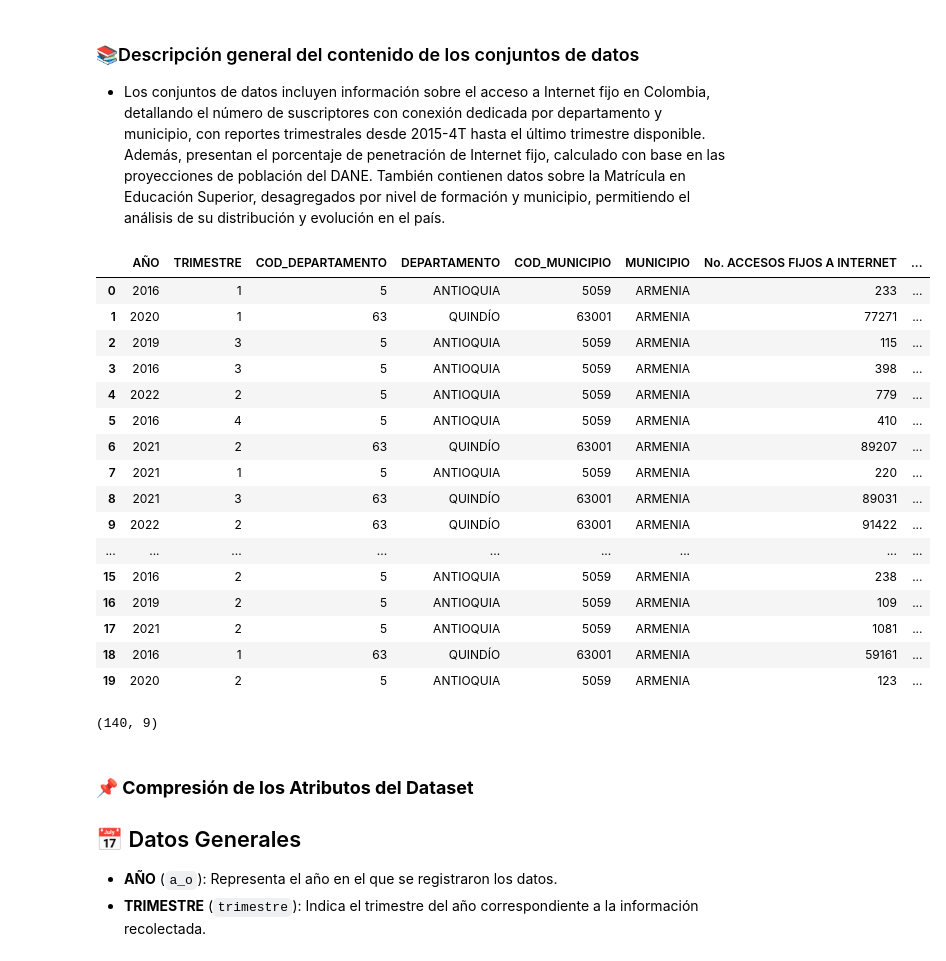
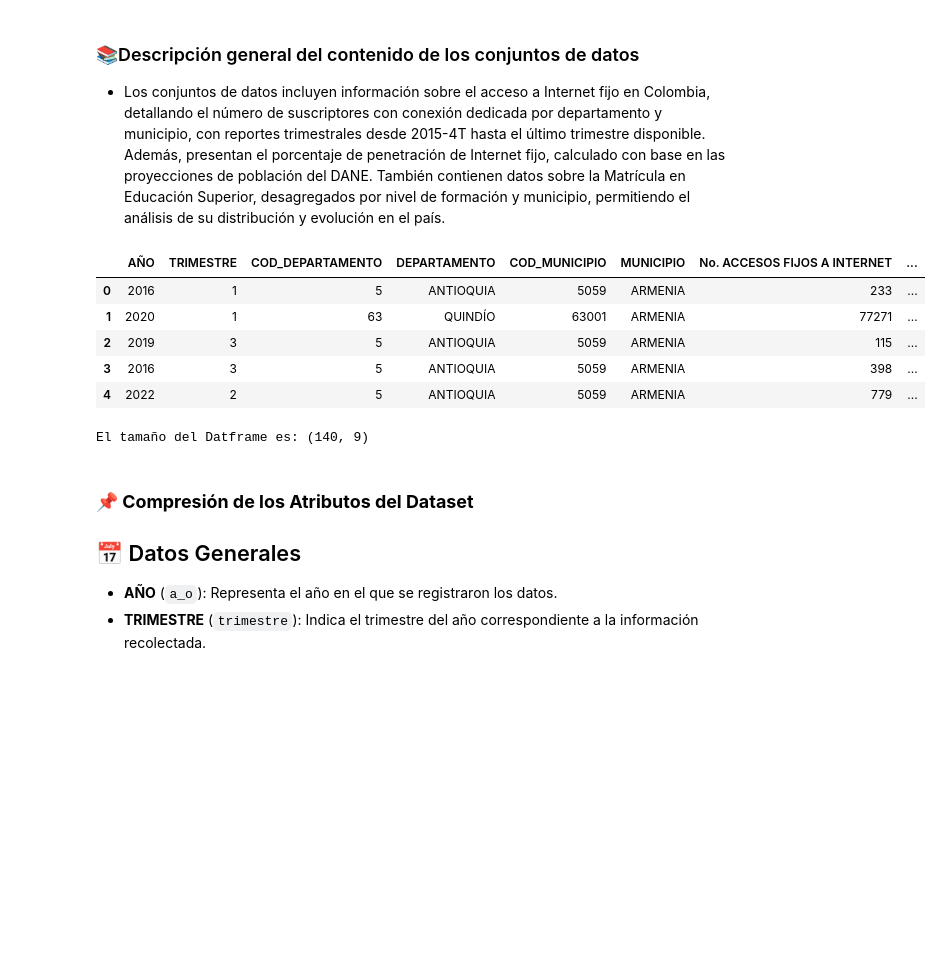
Before and after one commit to JuanParias29/BigDataProcessingProject, a Jupyter notebook: Entrega_Proyecto_1.ipynb, the cells around one changed output. Drawn from its saved outputs; the diff is of its cells as text; code cells hidden in the pictures; blank space fills up the shorter version.

```diff
--- a/Entrega_Proyecto_1.ipynb
+++ b/Entrega_Proyecto_1.ipynb
@@ -81,29 +89,18 @@ icfes_neiva = pd.read_csv(file_path9)
 - Los conjuntos de datos incluyen información sobre el acceso a Internet fijo en Colombia, detallando el número de suscriptores con conexión dedicada por departamento y municipio, con reportes trimestrales desde 2015-4T hasta el último trimestre disponible. Además, presentan el porcentaje de penetración de Internet fijo, calculado con base en las proyecciones de población del DANE. También contienen datos sobre la Matrícula en Educación Superior, desagregados por nivel de formación y municipio, permitiendo el análisis de su distribución y evolución en el país.
 # %%
 # Mostrar las primeras filas del dataset
-display(internet.head(20))
+display(internet.head())
 
 # Mostrar la cantidad de filas y columnas
-internet.shape
+print("El tamaño del Datframe es:" ,internet.shape)
 # %% [output]
 |  | AÑO | TRIMESTRE | COD_DEPARTAMENTO | DEPARTAMENTO | COD_MUNICIPIO | MUNICIPIO | No. ACCESOS FIJOS A INTERNET | ... |
 | 0 | 2016 | 1 | 5 | ANTIOQUIA | 5059 | ARMENIA | 233 | ... |
 | 1 | 2020 | 1 | 63 | QUINDÍO | 63001 | ARMENIA | 77271 | ... |
 | 2 | 2019 | 3 | 5 | ANTIOQUIA | 5059 | ARMENIA | 115 | ... |
 | 3 | 2016 | 3 | 5 | ANTIOQUIA | 5059 | ARMENIA | 398 | ... |
 | 4 | 2022 | 2 | 5 | ANTIOQUIA | 5059 | ARMENIA | 779 | ... |
-| 5 | 2016 | 4 | 5 | ANTIOQUIA | 5059 | ARMENIA | 410 | ... |
-| 6 | 2021 | 2 | 63 | QUINDÍO | 63001 | ARMENIA | 89207 | ... |
-| 7 | 2021 | 1 | 5 | ANTIOQUIA | 5059 | ARMENIA | 220 | ... |
-| 8 | 2021 | 3 | 63 | QUINDÍO | 63001 | ARMENIA | 89031 | ... |
-| 9 | 2022 | 2 | 63 | QUINDÍO | 63001 | ARMENIA | 91422 | ... |
-| ... | ... | ... | ... | ... | ... | ... | ... | ... |
-| 15 | 2016 | 2 | 5 | ANTIOQUIA | 5059 | ARMENIA | 238 | ... |
-| 16 | 2019 | 2 | 5 | ANTIOQUIA | 5059 | ARMENIA | 109 | ... |
-| 17 | 2021 | 2 | 5 | ANTIOQUIA | 5059 | ARMENIA | 1081 | ... |
-| 18 | 2016 | 1 | 63 | QUINDÍO | 63001 | ARMENIA | 59161 | ... |
-| 19 | 2020 | 2 | 5 | ANTIOQUIA | 5059 | ARMENIA | 123 | ... |
-(140, 9)
+El tamaño del Datframe es: (140, 9)
 # %% [markdown]
 ### **📌 Compresión de los Atributos del Dataset**
 
```
Also changed, not shown: parts of 105 cells of this notebook.
